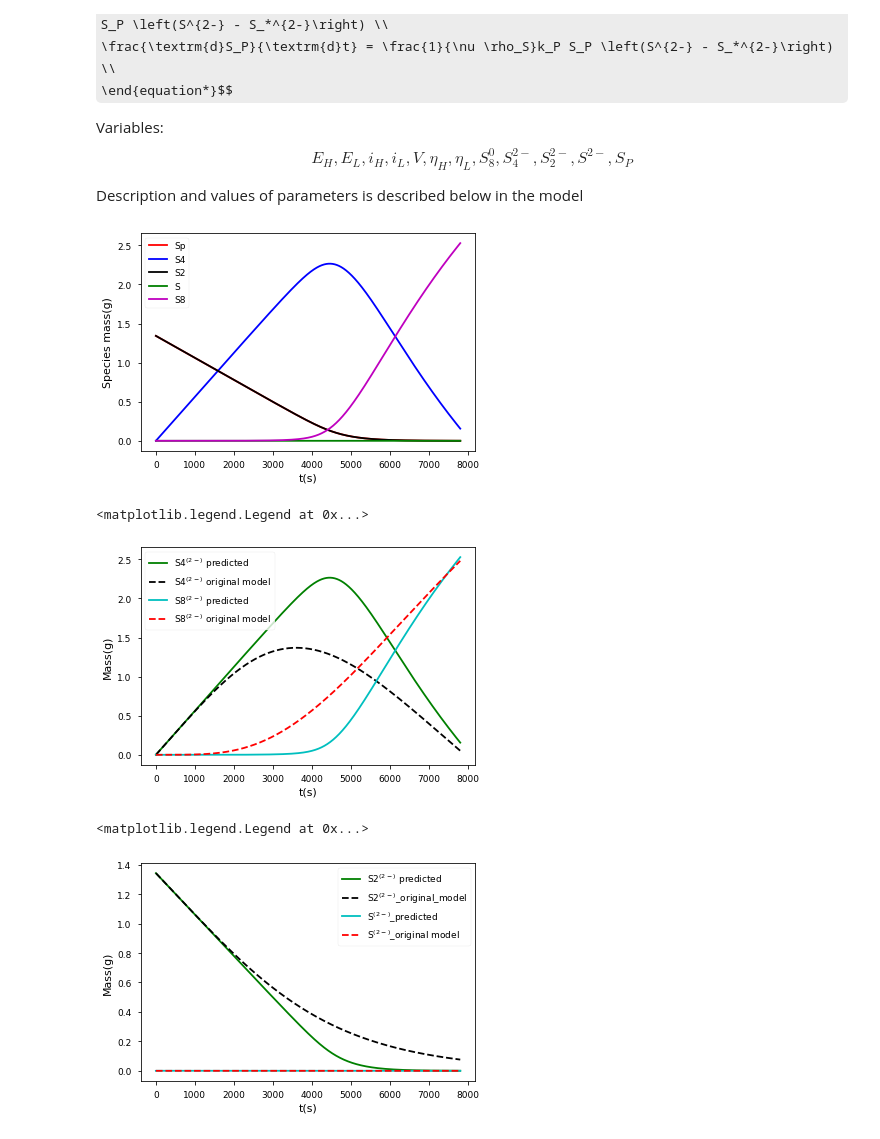
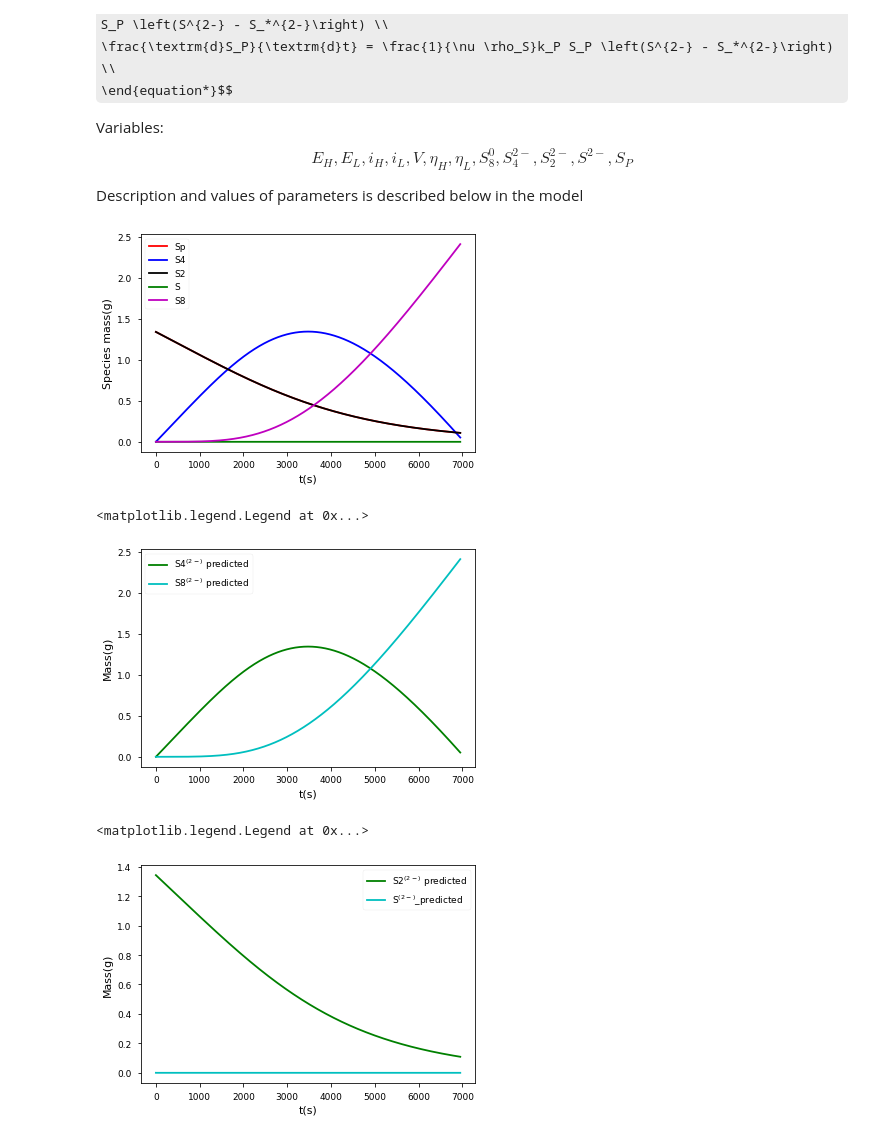
Before and after one commit to ShaunakAJoshi/DDP-Stage-1-17D170013, a Jupyter notebook: 0D code during charge (0.5C).ipynb, the cells around one changed output. Cells and saved outputs as stored; diff of their text form; code cells hidden in the pictures; some formulas as TeX source.

```diff
--- a/0D code during charge (0.5C).ipynb
+++ b/0D code during charge (0.5C).ipynb
@@ -177,10 +178,10 @@ param.process_model(model);
 disc = pybamm.Discretisation() #default discretisation
 disc.process_model(model);
 # %%
-solver = pybamm.CasadiSolver(mode="safe without grid", root_tol=1e-3)
+solver = pybamm.CasadiSolver(atol=1e-8,rtol=1e-8)
 #print(f"ic_guess={model.concatenated_initial_conditions.evaluate().flatten()}")
-t_eval = np.linspace(0, 7800, 15000)
-#t_eval = np.linspace(0, 2000, 15000)
+t1_eval = np.linspace(0, 7800, 15000)
+t_eval = np.linspace(0, 6950, 15000)
 solution = solver.solve(model, t_eval)
 # %%
 voltage = solution["Cell voltage [V]"].entries
@@ -201,45 +202,46 @@ plt.legend();
 plt.xlabel('t(s)');
 plt.ylabel('Species mass(g)');
 # %% [output]
-[figure, old version]
+[figure, new version]
 # %%
 import csv
 import pandas as pd
 
 #Graph plotting: https://matplotlib.org/2.1.2/api/_as_gen/matplotlib.pyplot.plot.html
 
 data_S4 = pd.read_csv("0D model CSV files/S4_ch_0.5C.csv")
 x_S4 = data_S4.mass_S4;
 data_S8 = pd.read_csv("0D model CSV files/S8_ch_0.5C.csv")
 x_S8 = data_S8.mass_S8;
 plt.plot(t_eval, mass_S4, 'g', label = "S4$^{(2-)}$ predicted")
-plt.plot(t_eval, x_S4, 'k--', label = "S4$^{(2-)}$ original model")
+#plt.plot(t_eval, x_S4, 'k--', label = "S4$^{(2-)}$ original model")
 plt.plot(t_eval, mass_S8, 'c', label = "S8$^{(2-)}$ predicted")
-plt.plot(t_eval, x_S8, 'r--', label = "S8$^{(2-)}$ original model")
+#plt.plot(t_eval, x_S8, 'r--', label = "S8$^{(2-)}$ original model")
 plt.xlabel('t(s)')
 plt.ylabel('Mass(g)')
 #plt.title('Mass of dissolved $S4^{(2-)}$ and $S8^{(2-)}$ during discharge')
 plt.legend()
 #plt.savefig("test.jpg")
 # %% [output]
 <matplotlib.legend.Legend at 0x...>
-[figure, old version]
+[figure, new version]
 # %%
 data_S2 = pd.read_csv("0D model CSV files/S2_ch_0.5C.csv")
 x_S2 = data_S2.mass_S2;
 data_S = pd.read_csv("0D model CSV files/S_ch_0.5C.csv")
 x_S = data_S.mass_S;
 plt.plot(t_eval, mass_S2, 'g', label = "S2$^{(2-)}$ predicted")
-plt.plot(t_eval, x_S2, 'k--', label = "S2$^{(2-)}$_original_model")
+#plt.plot(t_eval, x_S2, 'k--', label = "S2$^{(2-)}$_original_model")
 plt.plot(t_eval, mass_S, 'c', label = "S$^{(2-)}$_predicted")
-plt.plot(t_eval, x_S, 'r--', label = "S$^{(2-)}$_original model")
+#plt.plot(t_eval, mass_Sp, 'y--', label = "S$_{p}$_predicted")
+#plt.plot(t_eval, x_S, 'r--', label = "S$^{(2-)}$_original model")
 plt.xlabel('t(s)')
 plt.ylabel('Mass(g)')
 #plt.title('Mass of dissolved $S2^{(2-)}$ and $S^{(2-)}$ during discharge')
 plt.legend()
 # %% [output]
 <matplotlib.legend.Legend at 0x...>
-[figure, old version]
+[figure, new version]
 # %%
 data_iH = pd.read_csv("0D model CSV files/iH_ch_0.5C.csv")
 x_iH = data_iH.iH;
```
Also changed, not shown: parts of 8 cells of this notebook, 4 other files.
